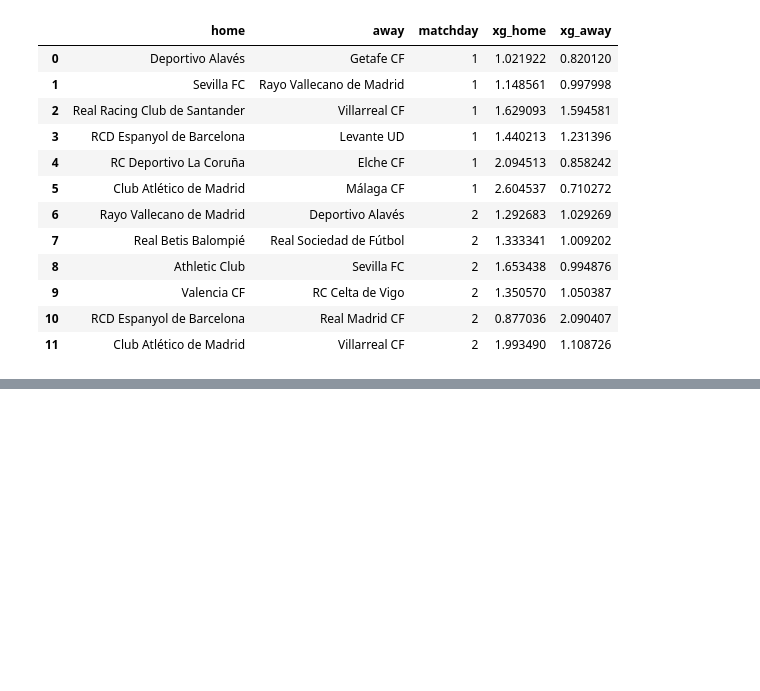
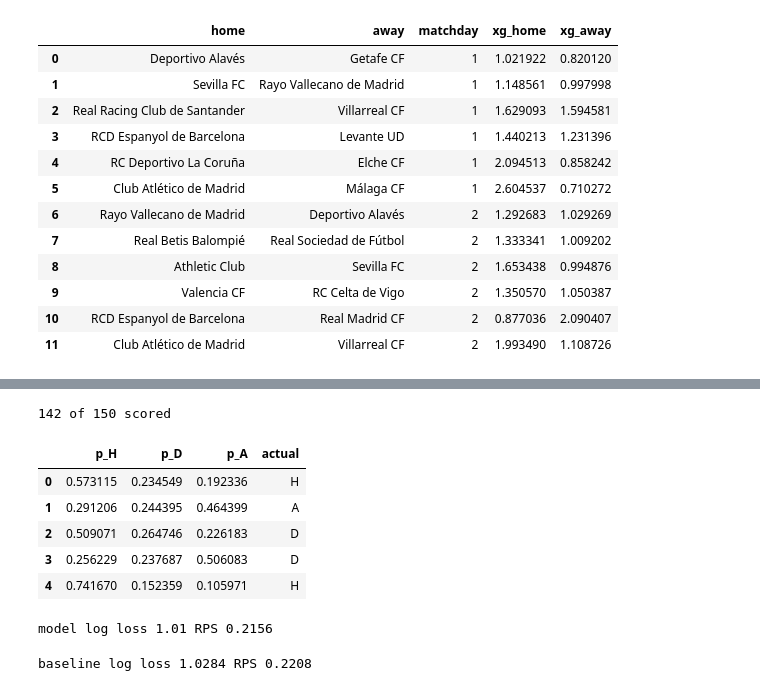
Before and after one commit to alexander-kiss1/Football-Analyzer, a Jupyter notebook: notebooks/explore.ipynb, the cells around one changed output, grey strips where cells are left out. Cells and saved outputs as stored; diff of their text form; code cells hidden in the pictures; blank space fills up the shorter version.

```diff
--- a/notebooks/explore.ipynb
+++ b/notebooks/explore.ipynb
@@ -325,0 +420,9 @@ fixtures.loc[fixtures["status"] == "FINISHED", ["home", "away", "matchday", "xg_
+# %%
+def predict_hda(model, home, away, max_goals = 10):
+    R, ha, aa = model["ratings"], model["home_avg"], model["away_avg"]
+    if home not in R.index or away not in R.index:
+        return None
+    lh = ha * R.loc[home, "home_attack"] * R.loc[away, "away_defense"]
+    la = aa * R.loc[away, "away_attack"] * R.loc[home, "home_defense"]
+    g = score_grid(lh, la, max_goals)
+    return np.tril(g, -1).sum(), np.trace(g), np.triu(g,1).sum()
@@ -325,0 +443,42 @@ fixtures.loc[fixtures["status"] == "FINISHED", ["home", "away", "matchday", "xg_
+# %%
+OUT = {"H" : 0, "D" : 1, "A" : 2}
+
+recs = []
+for _, r in test.iterrows():
+    p = predict_hda(model, r["HomeTeam"], r["AwayTeam"])
+    if p is None:
+        continue            # team not in training slice
+    actual = r["FTResult"]
+    recs.append({"p_H": p[0], "p_D": p[1], "p_A": p[2], "actual": actual})
+res = pd.DataFrame(recs)
+print(len(res), "of", len(test), "scored")
+res.head()
+# %% [output]
+142 of 150 scored
+|  | p_H | p_D | p_A | actual |
+| 0 | 0.573115 | 0.234549 | 0.192336 | H |
+| 1 | 0.291206 | 0.244395 | 0.464399 | A |
+| 2 | 0.509071 | 0.264746 | 0.226183 | D |
+| 3 | 0.256229 | 0.237687 | 0.506083 | D |
+| 4 | 0.741670 | 0.152359 | 0.105971 | H |
+# %%
+def log_loss(res):
+    p = res[["p_H", "p_D", "p_A"]].to_numpy()
+    inx = res["actual"].map(OUT).to_numpy()
+    return -np.log(p[np.arange(len(p)), inx]).mean()
+
+def rps(res):
+    p = res[["p_H", "p_D", "p_A"]].to_numpy()
+    oh = np.eye(3)[res["actual"].map(OUT).to_numpy()]
+    cp, co = np.cumsum(p, axis=1), np.cumsum(oh, axis=1)
+    return (((cp - co) ** 2).sum(axis=1) / 2).mean()
+
+print("model log loss", round(log_loss(res), 4), "RPS", round(rps(res), 4))
+# %% [output]
+model log loss 1.01 RPS 0.2156
+# %%
+base = train["FTResult"].value_counts(normalize=True)
+res_base = res.assign(p_H = base["H"], p_D = base["D"], p_A = base["A"])
+print("baseline log loss", round(log_loss(res_base), 4), "RPS", round(rps(res_base), 4))
+# %% [output]
+baseline log loss 1.0284 RPS 0.2208
```
Also changed, not shown: parts of 19 cells of this notebook, 1 other file.
